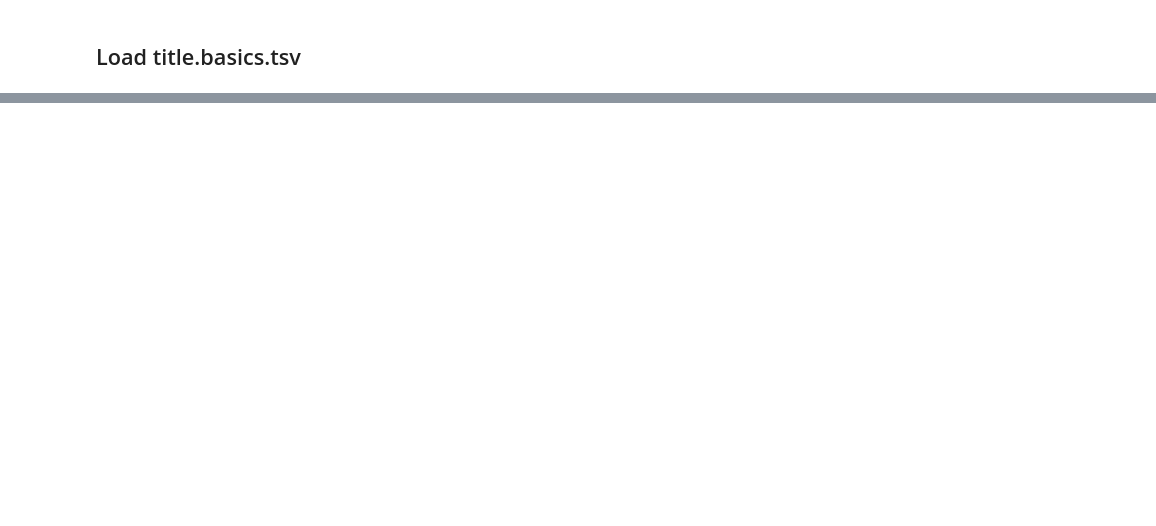
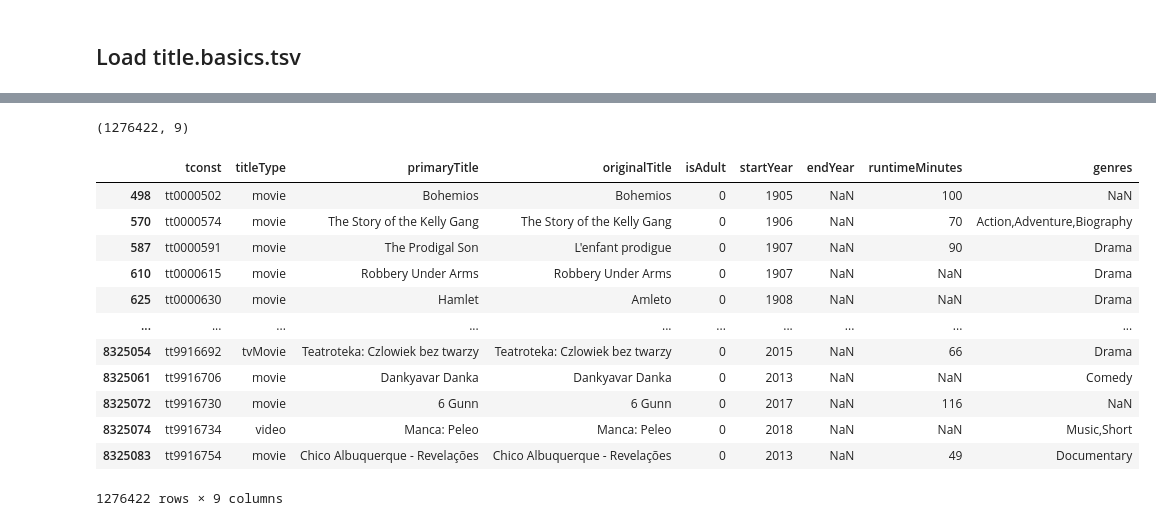
Before and after one commit to CathieLC/Wild_movie_project, a Jupyter notebook: Guillaume/basics_G.ipynb, the cells around one changed output, grey strips where cells are left out. Drawn from its saved outputs; the diff is of its cells as text; code cells hidden in the pictures; blank space fills up the shorter version.

Commit message:
Added numpy, replaced \N with np.nan

```diff
--- a/Guillaume/basics_G.ipynb
+++ b/Guillaume/basics_G.ipynb
@@ -75,3 +76,23 @@ basics_df_not_adult_not_short = basics_df_not_adult[basics_df_not_adult['titleTy
 # %%
 basics_df_episodes = basics_df_not_adult_not_short[basics_df_not_adult_not_short['titleType'] == 'tvEpisode']
 basics_df_no_episodes = basics_df_not_adult_not_short[basics_df_not_adult_not_short['titleType'] != 'tvEpisode']
+# %%
+basics_df_no_episodes.shape
+# %% [output]
+(1276422, 9)
+# %%
+basics_df_no_episodes.replace('\\N', np.nan)
+# %% [output]
+|  | tconst | titleType | primaryTitle | originalTitle | isAdult | startYear | endYear | runtimeMinutes | genres |
+| 498 | tt0000502 | movie | Bohemios | Bohemios | 0 | 1905 | NaN | 100 | NaN |
+| 570 | tt0000574 | movie | The Story of the Kelly Gang | The Story of the Kelly Gang | 0 | 1906 | NaN | 70 | Action,Adventure,Biography |
+| 587 | tt0000591 | movie | The Prodigal Son | L'enfant prodigue | 0 | 1907 | NaN | 90 | Drama |
+| 610 | tt0000615 | movie | Robbery Under Arms | Robbery Under Arms | 0 | 1907 | NaN | NaN | Drama |
+| 625 | tt0000630 | movie | Hamlet | Amleto | 0 | 1908 | NaN | NaN | Drama |
+| ... | ... | ... | ... | ... | ... | ... | ... | ... | ... |
+| 8325054 | tt9916692 | tvMovie | Teatroteka: Czlowiek bez twarzy | Teatroteka: Czlowiek bez twarzy | 0 | 2015 | NaN | 66 | Drama |
+| 8325061 | tt9916706 | movie | Dankyavar Danka | Dankyavar Danka | 0 | 2013 | NaN | NaN | Comedy |
+| 8325072 | tt9916730 | movie | 6 Gunn | 6 Gunn | 0 | 2017 | NaN | 116 | NaN |
+| 8325074 | tt9916734 | video | Manca: Peleo | Manca: Peleo | 0 | 2018 | NaN | NaN | Music,Short |
+| 8325083 | tt9916754 | movie | Chico Albuquerque - Revelações | Chico Albuquerque - Revelações | 0 | 2013 | NaN | 49 | Documentary |
+1276422 rows × 9 columns
```
Also changed, not shown: parts of 4 cells of this notebook, 4 other files.
